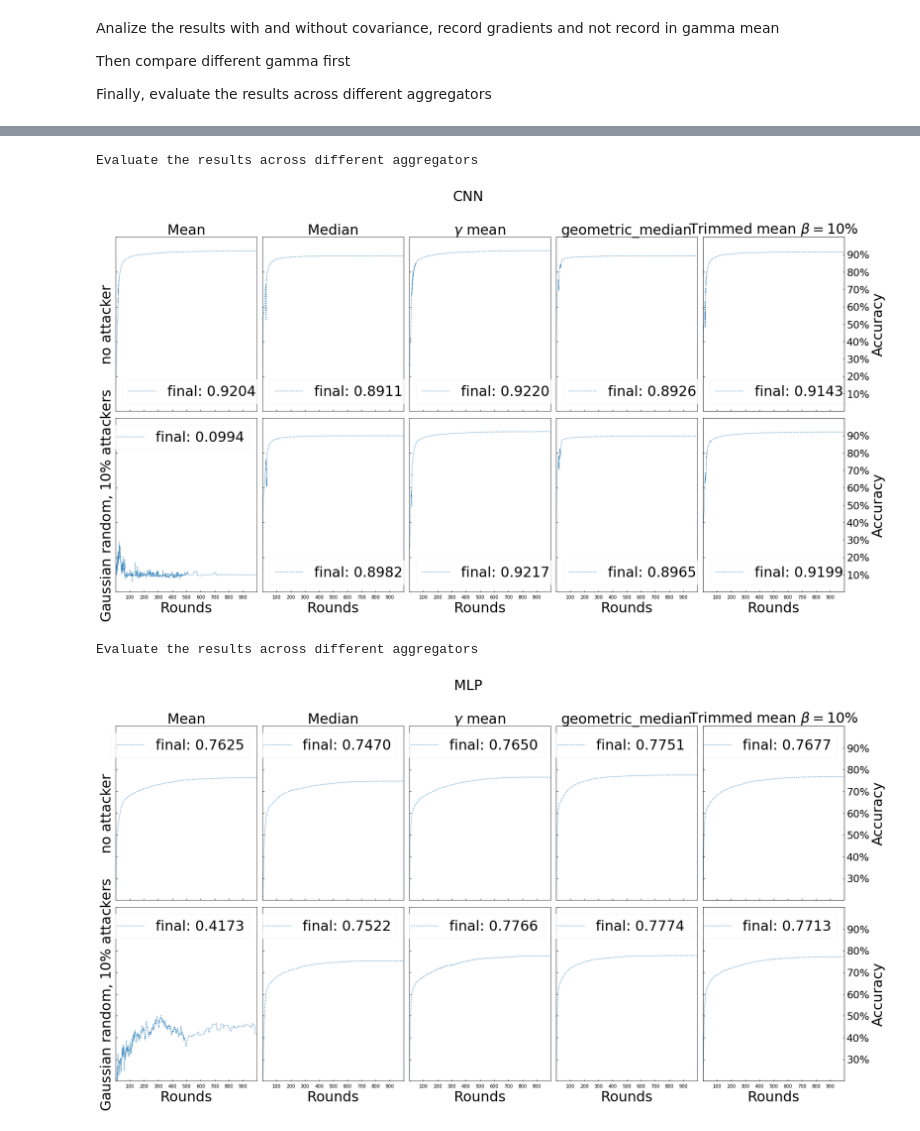
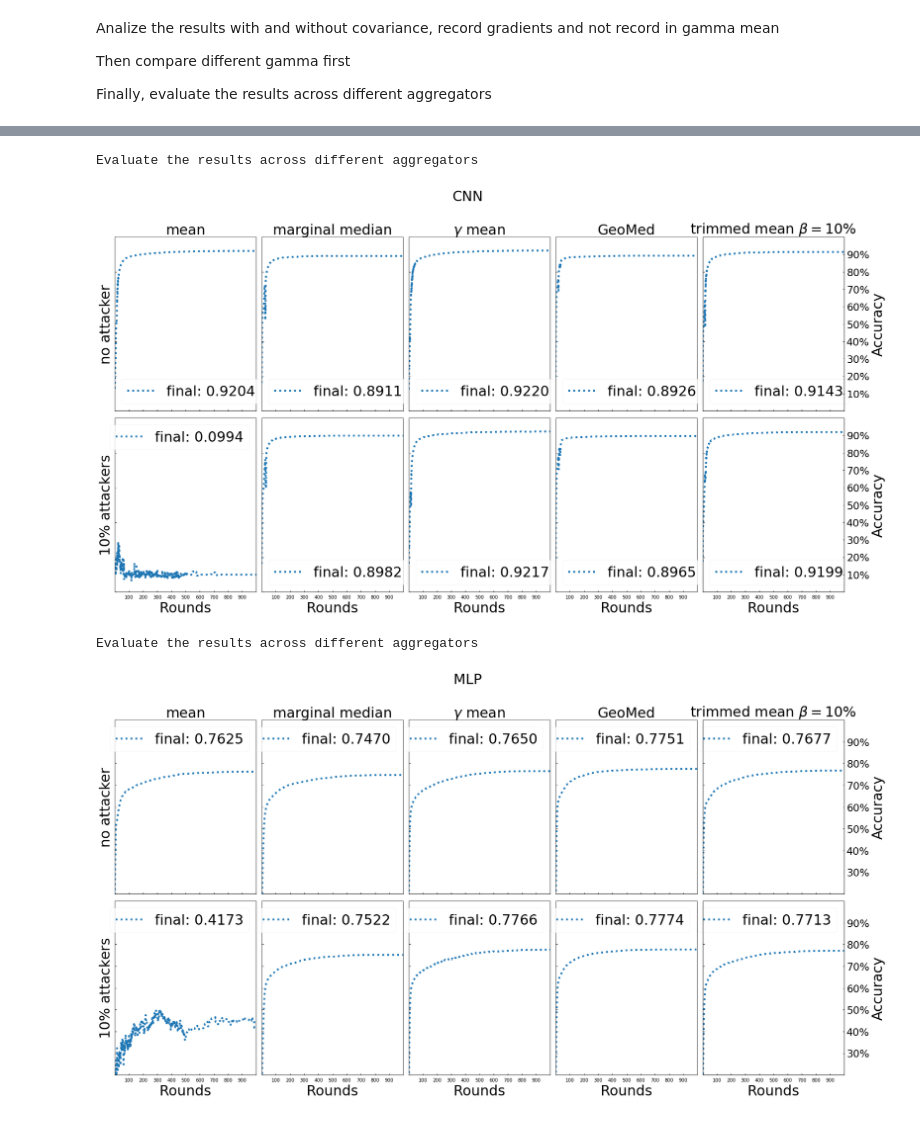
Before and after one commit to CenjhihLi/robust_federated_learning, a Jupyter notebook: mnist_results_plots.ipynb, the cells around one changed output, grey strips where cells are left out. Saved outputs shown, nothing was run; the diff lists cells and outputs as text; code cells hidden in the pictures.

```diff
--- a/mnist_results_plots.ipynb
+++ b/mnist_results_plots.ipynb
@@ -445,16 +445,16 @@ right_axs = (ax5, ax10)
 bottom_axs = (ax6, ax7, ax8, ax9, ax10)
 
 plt.suptitle('CNN')
-ax1.set_title('Mean')
-ax2.set_title('Median')
+ax1.set_title('mean')
+ax2.set_title('marginal median')
 ax3.set_title(r'$\gamma$ mean')
-ax4.set_title('geometric_median')
-ax5.set_title(r'Trimmed mean $\beta=10\%$')
+ax4.set_title('GeoMed')
+ax5.set_title(r'trimmed mean $\beta=10\%$')
 
 ax1.set_ylabel('no attacker')
 ax1.set_ylim(0, 1) # (0.85, 1)
 
-ax6.set_ylabel('Gaussian random, $10\%$ attackers')
+ax6.set_ylabel('$10\%$ attackers')
 ax6.set_ylim(0, 1)
 
 nrows, ncols = axs.shape
@@ -486,34 +486,34 @@ for i, aggr in enumerate(plot_list):
     attack_type = 'random'
     if 'gamma_mean' in aggr:
         exp_alpha_10 = [
             (f'experiments/{experiment}_{attack_type}/seed_{seed}/simple_{aggr}_cpr_{cpr}_b_{attack_type}_{real_alpha}_{num_samples_per_attacker}', f'{aggr}[1] byz', 0.6, ':'),
             ]
     else:
         exp_alpha_10 = [
             (f'experiments/{experiment}_{attack_type}/seed_{seed}/{aggr}_cpr_{cpr}_b_{attack_type}_{real_alpha}_{num_samples_per_attacker}', f'{aggr}[1] byz', 0.6, ':'),
             ]
     plot_range(exp_alpha_10, axs[1][i], 0, 999, metric_idx=1, label_final=True)
 
 #ax8.legend(
 #           labels=['no cov', 'no cov with record gradients', 'with cov', 'with cov with record gradients'],   # The labels for each line
 #           loc="lower center",   # Position of legend
 #            borderpad=0.5,    # Small spacing around legend box
 #            title="gamma mean type",  # Title for the legend
 #         fontsize=MEDIUM_SIZE,
 #           bbox_to_anchor=(0.5,-0.26),
 #           fancybox=True,
 #            shadow=True,
 #           ncol=2
 #)
 for ax in axs.flat:
     ax.tick_params(direction="in")
     ax.margins(0)
     ax.label_outer()
 
 fig.savefig('plot/CNN_attackers_10.pdf', format='pdf', bbox_inches='tight')
 # %% [output]
 Evaluate the results across different aggregators
-[figure, old version]
+[figure, new version]
 # %%
 import matplotlib.pyplot as plt
 from matplotlib.ticker import FuncFormatter
@@ -538,16 +538,16 @@ right_axs = (ax5, ax10)
 bottom_axs = (ax6, ax7, ax8, ax9, ax10)
 
 plt.suptitle('MLP')
-ax1.set_title('Mean')
-ax2.set_title('Median')
+ax1.set_title('mean')
+ax2.set_title('marginal median')
 ax3.set_title(r'$\gamma$ mean')
-ax4.set_title('geometric_median')
-ax5.set_title(r'Trimmed mean $\beta=10\%$')
+ax4.set_title('GeoMed')
+ax5.set_title(r'trimmed mean $\beta=10\%$')
 
 ax1.set_ylabel('no attacker')
 ax1.set_ylim(0.2, 1) # (0.85, 1)
 
-ax6.set_ylabel('Gaussian random, $10\%$ attackers')
+ax6.set_ylabel('$10\%$ attackers')
 ax6.set_ylim(0.2, 1)
 
 nrows, ncols = axs.shape
@@ -606,7 +606,7 @@ for ax in axs.flat:
 fig.savefig('plot/fashion_MLP_attackers_10.pdf', format='pdf', bbox_inches='tight')
 # %% [output]
 Evaluate the results across different aggregators
-[figure, old version]
+[figure, new version]
 # %%
 import matplotlib.pyplot as plt
 from matplotlib.ticker import FuncFormatter
```
Also changed, not shown: parts of 5 cells of this notebook, 8 other files.
